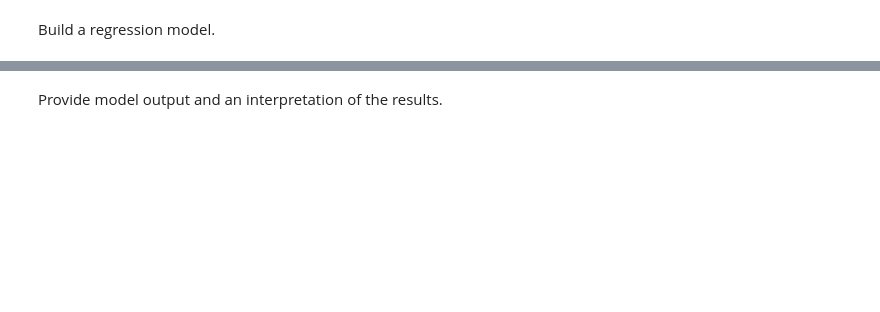
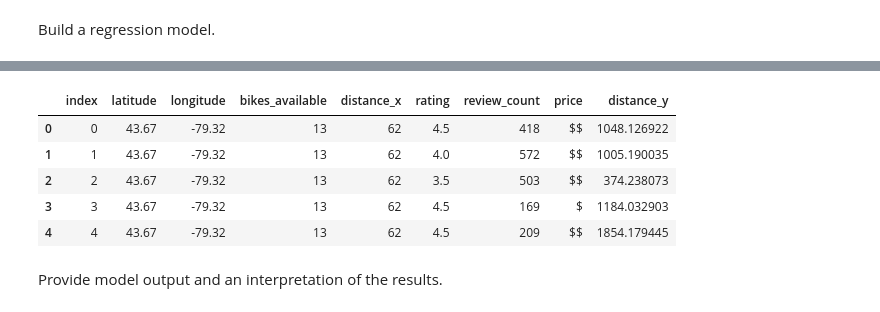
Before and after one commit to tkarmalkar/Final-Project-Statistical-Modelling-with-Python, a Jupyter notebook: notebooks/model_building.ipynb, the cells around one changed output, grey strips where cells are left out. Cells and saved outputs as stored; diff of their text form; code cells hidden in the pictures; blank space fills up the shorter version.

```diff
--- a/notebooks/model_building.ipynb
+++ b/notebooks/model_building.ipynb
@@ -17,9 +18,3 @@ df = pd.read_sql_query("SELECT * FROM merged_data", conn)
 
 # Close the connection to the SQLite database
 conn.close()
-# %%
-#drop unwanted columns and populate 0 for empty/NaN columns
-df = df.drop(["name_x_x","name_y_x", "name_x_y","name_y_y","bikes_available_y"], axis=1)
-df = df.fillna(0)
-
-df.head()
@@ -32,0 +31,12 @@ df.head()
+# %%
+df = df.drop(["Unnamed: 0_x","name_x", "Unnamed: 0_y","fsq_id","category_id","location_postcode","location_region","location_timezone",
+              "name_y","Unnamed: 0","name","chains","location_country","location_cross_street","location_formatted_address","location_locality","category_name"], axis=1)
+
+df.head()
+# %% [output]
+|  | index | latitude | longitude | bikes_available | distance_x | rating | review_count | price | distance_y |
+| 0 | 0 | 43.67 | -79.32 | 13 | 62 | 4.5 | 418 | $$ | 1048.126922 |
+| 1 | 1 | 43.67 | -79.32 | 13 | 62 | 4.0 | 572 | $$ | 1005.190035 |
+| 2 | 2 | 43.67 | -79.32 | 13 | 62 | 3.5 | 503 | $$ | 374.238073 |
+| 3 | 3 | 43.67 | -79.32 | 13 | 62 | 4.5 | 169 | $ | 1184.032903 |
+| 4 | 4 | 43.67 | -79.32 | 13 | 62 | 4.5 | 209 | $$ | 1854.179445 |
```
Also changed, not shown: parts of 8 cells of this notebook, 2 other files.
